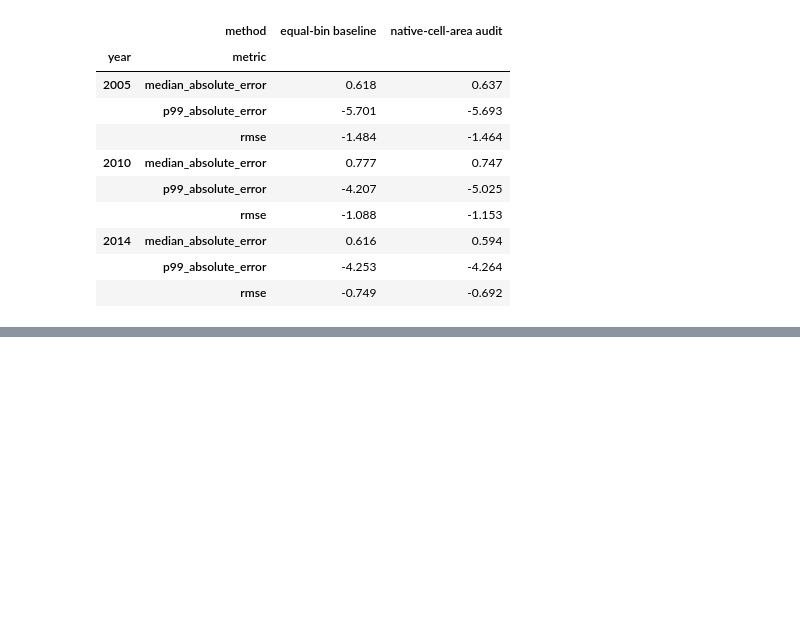
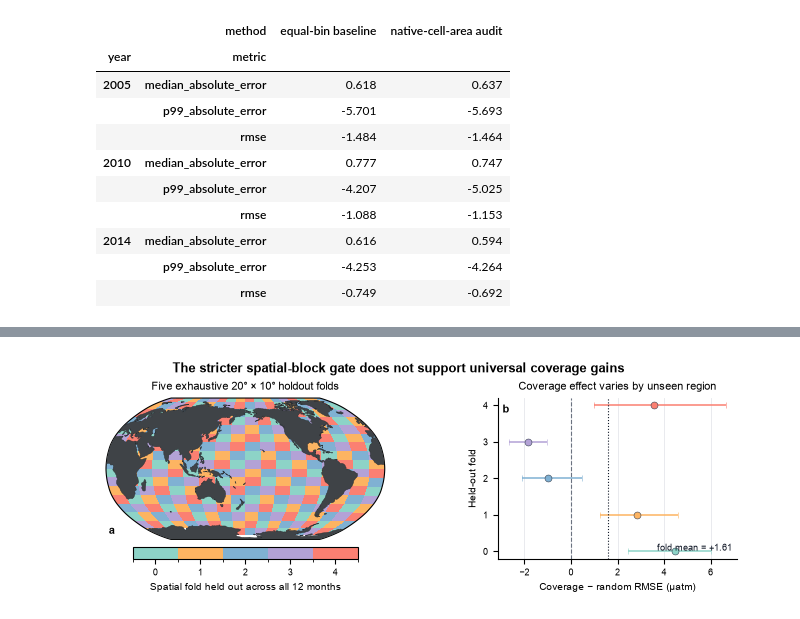
Before and after one commit to BokaiHe/ocean-carbon-sampling, a Jupyter notebook: notebooks/published/osse_visual_story_demo.ipynb, the cells around one changed output, grey strips where cells are left out. Drawn from its saved outputs; the diff is of its cells as text; code cells hidden in the pictures; blank space fills up the shorter version.

Commit message:
Add global spatial-block OSSE gate

```diff
--- a/notebooks/published/osse_visual_story_demo.ipynb
+++ b/notebooks/published/osse_visual_story_demo.ipynb
@@ -19,6 +19,7 @@ import pandas as pd
 from ocean_carbon_sampling.demo_visuals import (
     plot_error_atlas,
     plot_sampling_atlas,
+    plot_spatial_holdout_gate,
     plot_tradeoff_summary,
 )
 
@@ -32,6 +33,8 @@ sampling = pd.read_parquet(RESULTS / 'osse_visual_demo_sampling.parquet')
 metadata = pd.read_csv(RESULTS / 'osse_visual_demo_metadata.csv')
 effects = pd.read_csv(RESULTS / 'osse_cross_year_paired_summary.csv')
 regrid = pd.read_csv(RESULTS / 'osse_regrid_audit_paired_summary.csv')
+spatial_blocks = pd.read_csv(RESULTS / 'osse_spatial_block_gate_blocks.csv')
+spatial_summary = pd.read_csv(RESULTS / 'osse_spatial_block_gate_paired_summary.csv')
 print('Curated visual-demo data loaded.')
 # %% [output]
 Curated visual-demo data loaded.
@@ -131,0 +143,4 @@ robustness.pivot_table(
+# %%
+spatial_gate_figure = plot_spatial_holdout_gate(spatial_blocks, spatial_summary)
+# %% [output]
+[figure, added]
```
Also changed, not shown: parts of 3 cells of this notebook, 15 other files.
